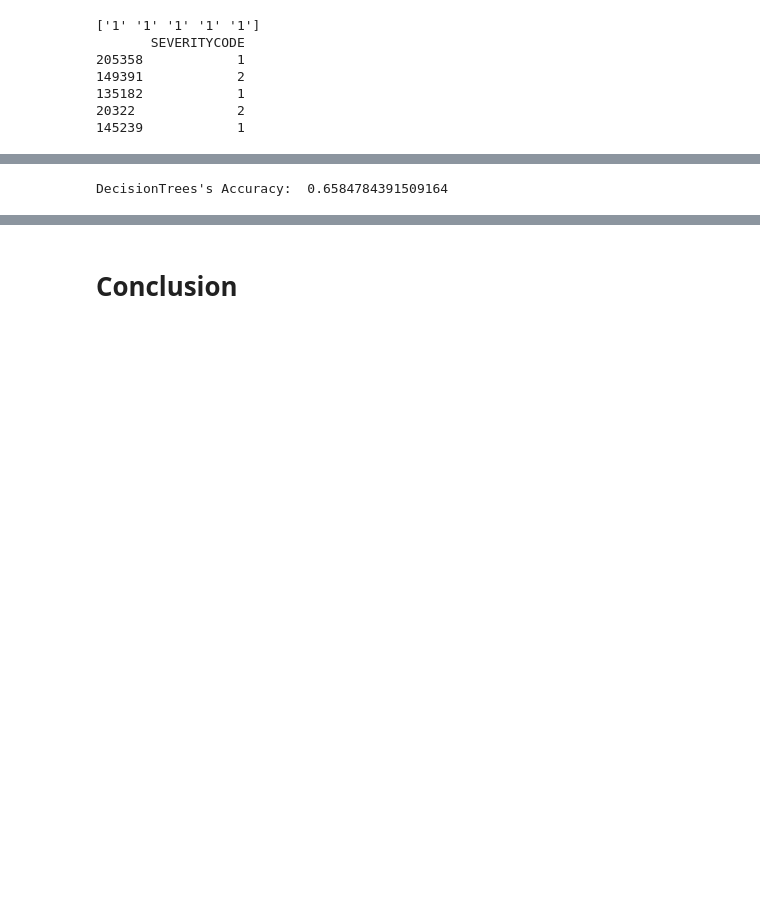
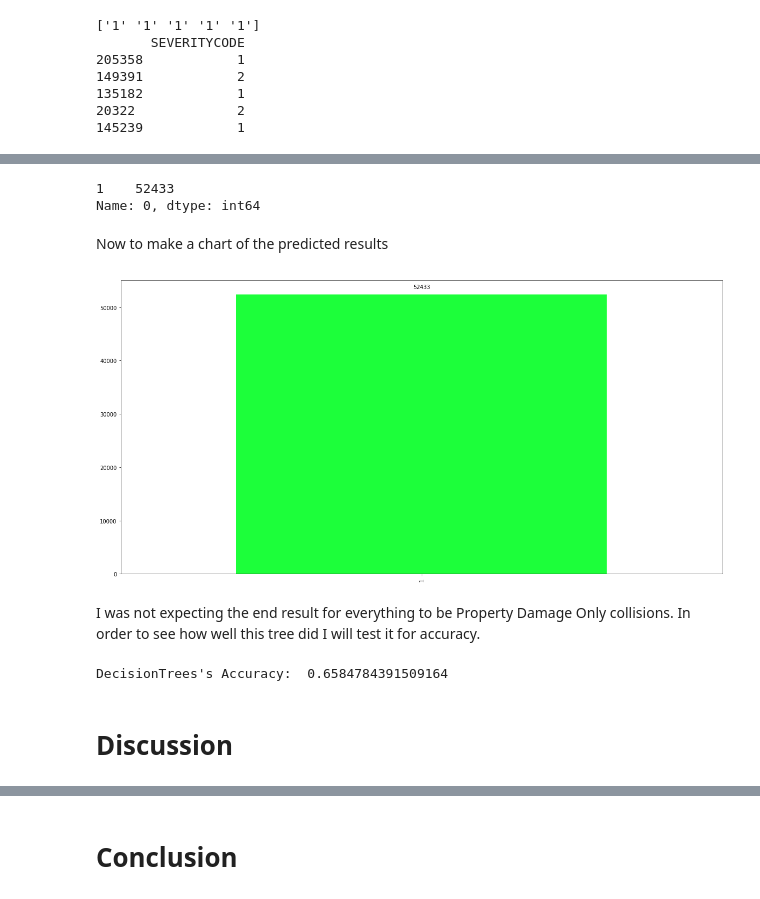
Before and after one commit to Flame-Sage/Coursera_Capstone, a Jupyter notebook: Capstone Notebook.ipynb, the cells around one changed output, grey strips where cells are left out. Saved outputs shown, nothing was run; the diff lists cells and outputs as text; code cells hidden in the pictures; blank space fills up the shorter version.

```diff
--- a/Capstone Notebook.ipynb
+++ b/Capstone Notebook.ipynb
@@ -481,4 +404,27 @@ print(y_testset[0:5])
+# %%
+res = pd.DataFrame(testTree)
+rvc = res[0].value_counts()
+rvc
+# %% [output]
+1    52433
+Name: 0, dtype: int64
+# %% [markdown]
+Now to make a chart of the predicted results
+# %%
+rvcp = rvc.plot(kind = 'bar', figsize = (20,10), width = 0.8, color = ('#1CFF3A','#00FAFF','#FFC416','#FF3B00', 'pink'))
+for p in rvcp.patches:
+    width = p.get_width()
+    height = p.get_height()
+    x,y = p.get_xy()
+    val = height
+    rvcp.annotate(val, (x+width/2, y+height*1.02), ha= 'center')
+# %% [output]
+[figure, added]
+# %% [markdown]
+I was not expecting the end result for everything to be Property Damage Only collisions. In order to see how well this tree did I will test it for accuracy.
 # %%
 print("DecisionTrees's Accuracy: ", metrics.accuracy_score(y_testset, testTree))
 # %% [output]
 DecisionTrees's Accuracy:  0.6584784391509164
+# %% [markdown]
+# Discussion
```
Also changed, not shown: parts of 32 cells of this notebook.
